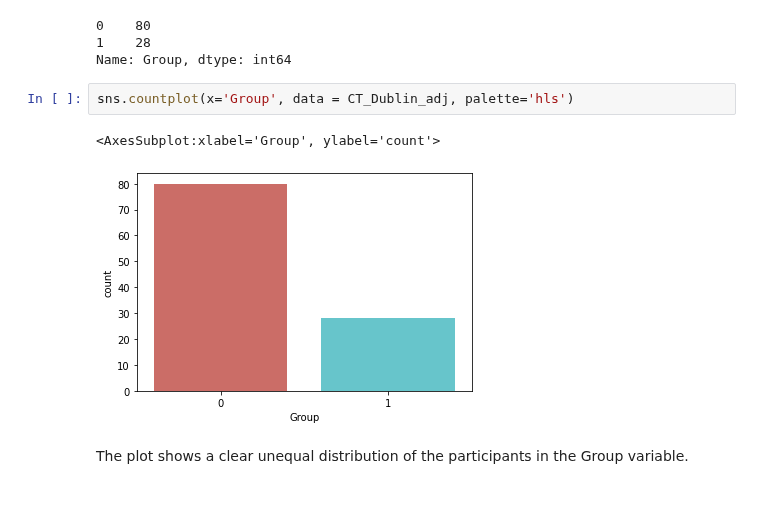
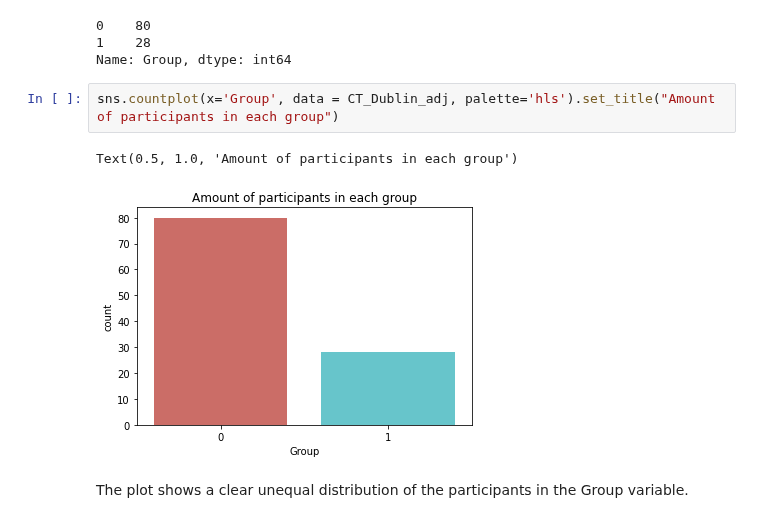
Before and after one commit to mello-y/MSc5_research_project, a Jupyter notebook: content/code/Data_analysis.ipynb, the cells around one changed output. Saved outputs shown, nothing was run; the diff lists cells and outputs as text.

```diff
--- a/content/code/Data_analysis.ipynb
+++ b/content/code/Data_analysis.ipynb
@@ -102,10 +108,10 @@ CT_Dublin_adj['Group'].value_counts()
 1    28
 Name: Group, dtype: int64
 # %%
-sns.countplot(x='Group', data = CT_Dublin_adj, palette='hls')
+sns.countplot(x='Group', data = CT_Dublin_adj, palette='hls').set_title("Amount of participants in each group")
 # %% [output]
-<AxesSubplot:xlabel='Group', ylabel='count'>
+Text(0.5, 1.0, 'Amount of participants in each group')
-[figure, old version]
+[figure, new version]
 # %% [markdown]
 The plot shows a clear unequal distribution of the participants in the Group variable.
 # %% [markdown]
```
Also changed, not shown: parts of 8 cells of this notebook.
